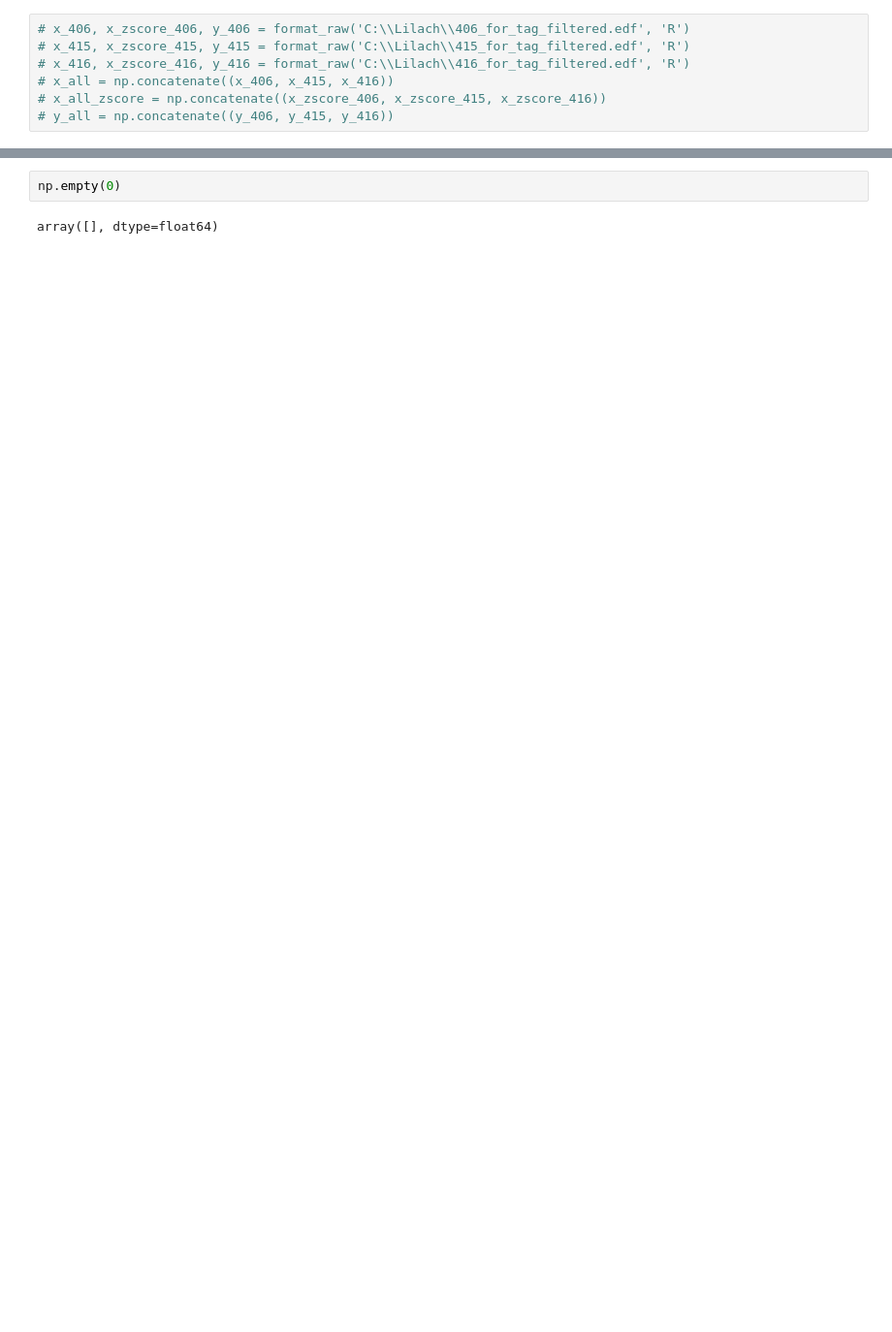
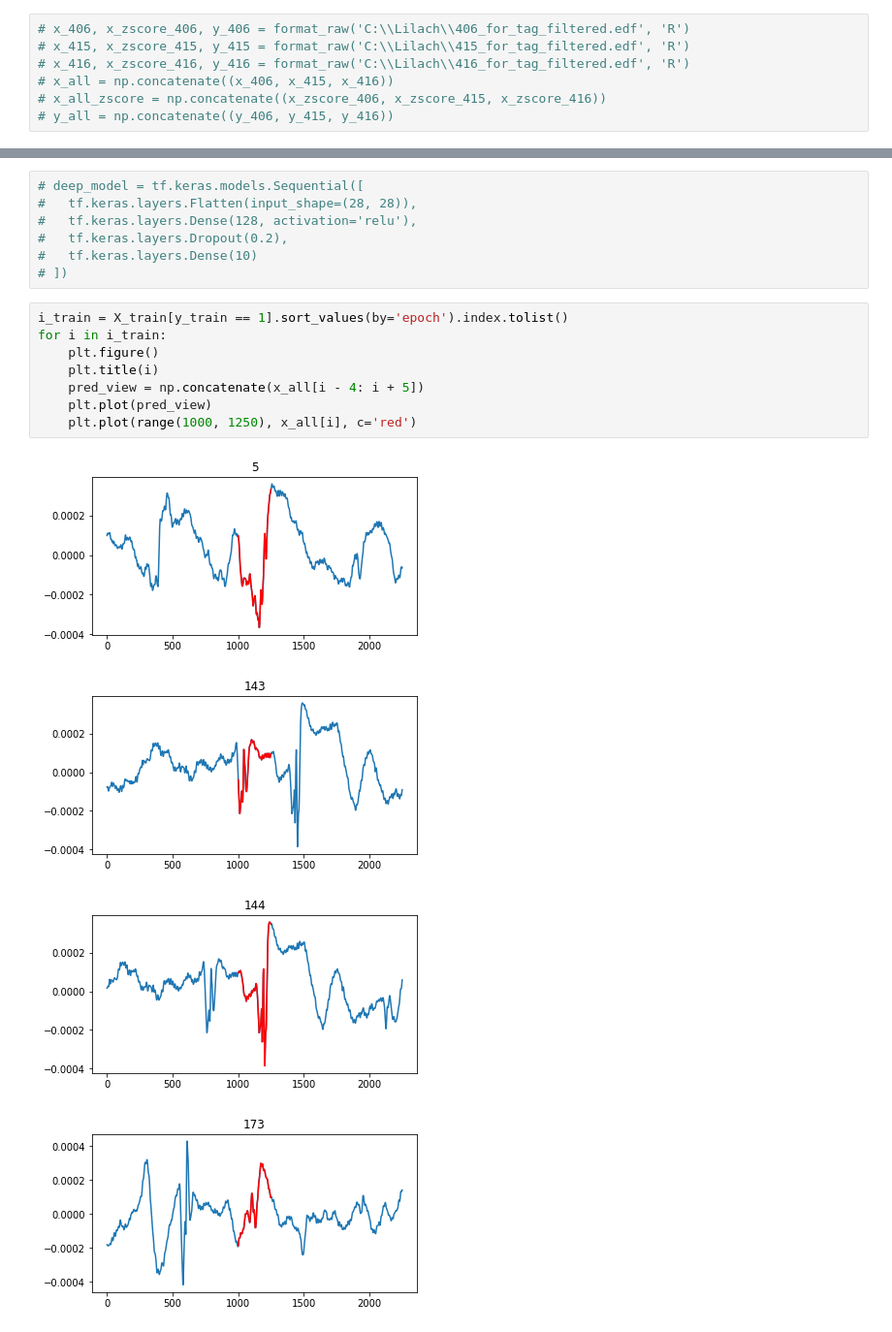
Before and after one commit to The1per/spikes_notebooks, a Jupyter notebook: yasa_model.ipynb, the cells around one changed output, grey strips where cells are left out. Shown at 97% size. Cells and saved outputs as stored; diff of their text form; blank space fills up the shorter version.

```diff
--- a/yasa_model.ipynb
+++ b/yasa_model.ipynb
@@ -310,4 +313,20 @@ plt.show()
 # %%
-np.empty(0)
+# deep_model = tf.keras.models.Sequential([
+#   tf.keras.layers.Flatten(input_shape=(28, 28)),
+#   tf.keras.layers.Dense(128, activation='relu'),
+#   tf.keras.layers.Dropout(0.2),
+#   tf.keras.layers.Dense(10)
+# ])
-# %% [output]
-array([], dtype=float64)
+# %%
+i_train = X_train[y_train == 1].sort_values(by='epoch').index.tolist()
+for i in i_train:
+    plt.figure()
+    plt.title(i)
+    pred_view = np.concatenate(x_all[i - 4: i + 5])
+    plt.plot(pred_view)
+    plt.plot(range(1000, 1250), x_all[i], c='red')
+# %% [output]
+[figure, added]
+[figure, added]
+[figure, added]
+[figure, added]
```
Also changed, not shown: parts of 14 cells of this notebook.
